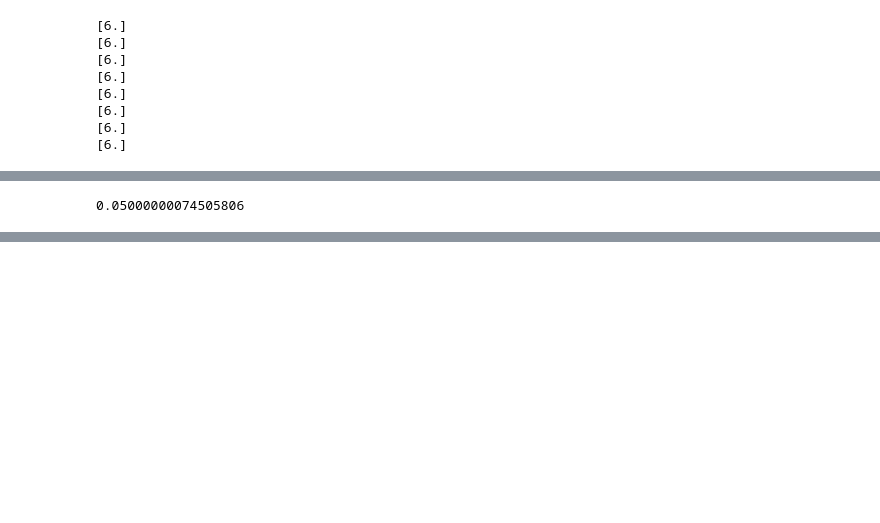
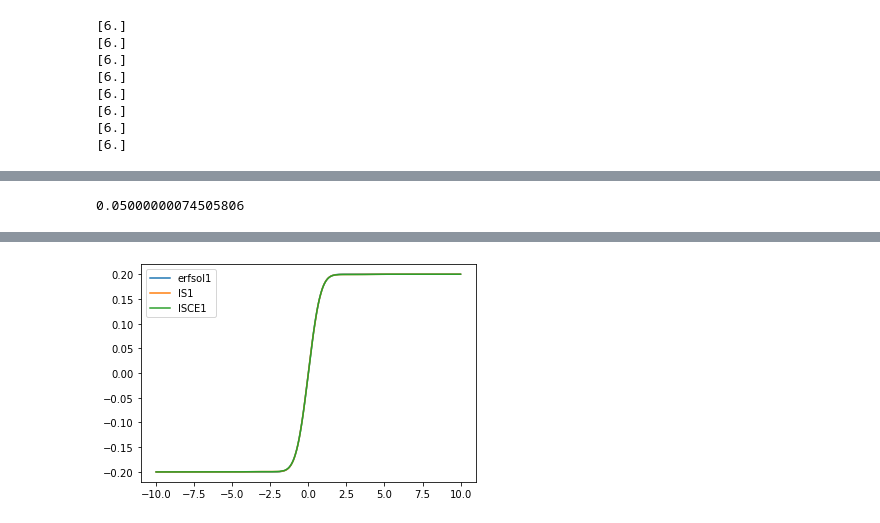
Before and after one commit to MarcusHatton/Plotting, a Jupyter notebook: ShearTestScalingEta.ipynb, the cells around one changed output, grey strips where cells are left out. Drawn from its saved outputs; the diff is of its cells as text; code cells hidden in the pictures; blank space fills up the shorter version.

Commit message:
finally have correct analytical erf form!

```diff
--- a/ShearTestScalingEta.ipynb
+++ b/ShearTestScalingEta.ipynb
@@ -269,18 +258,19 @@ import scipy.special
 # %%
 eta = fss_IS[-1][0]['Optional'].attrs['eta'][0]
 print(eta)
-Chi = eta/2.5/0.25
-t0 = (1/(3*Chi))
-t1 = (1/(3*Chi)) + 6.0
-erf_sol0 = 0.2*scipy.special.erf(fss_IS[-1][0]['Domain/x']/(Chi*t0))
-erf_sol1 = 0.2*scipy.special.erf(fss_IS[-1][0]['Domain/x']/(Chi*t1))
+Chi = eta/3.5
+t0 = (1/(72*Chi))
+t1 = t0 + 6
+erf_sol0 = 0.2*scipy.special.erf(fss_IS[-1][0]['Domain/x']/np.sqrt(8*Chi*t0))
+erf_sol1 = 0.2*scipy.special.erf(fss_IS[-1][0]['Domain/x']/np.sqrt(8*Chi*t1))
 plt.figure()
-plt.plot(fsIS[0]['Domain/x'],erf_sol0,label='erfsol0')
+# plt.plot(fsIS[0]['Domain/x'],erf_sol0,label='erfsol0')
 plt.plot(fsIS[0]['Domain/x'],erf_sol1,label='erfsol1')
 # plt.plot(fss_IS[-1][0]['Domain/x'],fss_IS[-1][0]['Primitive/v2'],label='IS0')
 plt.plot(fss_IS[-1][-1]['Domain/x'],fss_IS[-1][-1]['Primitive/v2'],label='IS1')
 plt.plot(fss_ISCE[-1][-1]['Domain/x'],fss_ISCE[-1][-1]['Primitive/v2'],label='ISCE1')
 plt.legend()
+plt.savefig('finally.pdf')
 plt.show()
 # %% [output]
 0.05000000074505806
@@ -289,3 +277,4 @@ plt.show()
+[figure, added]
 # %%
 lims = [0.4,0.6]
 plt.figure()
```
Also changed, not shown: parts of 13 cells of this notebook.
